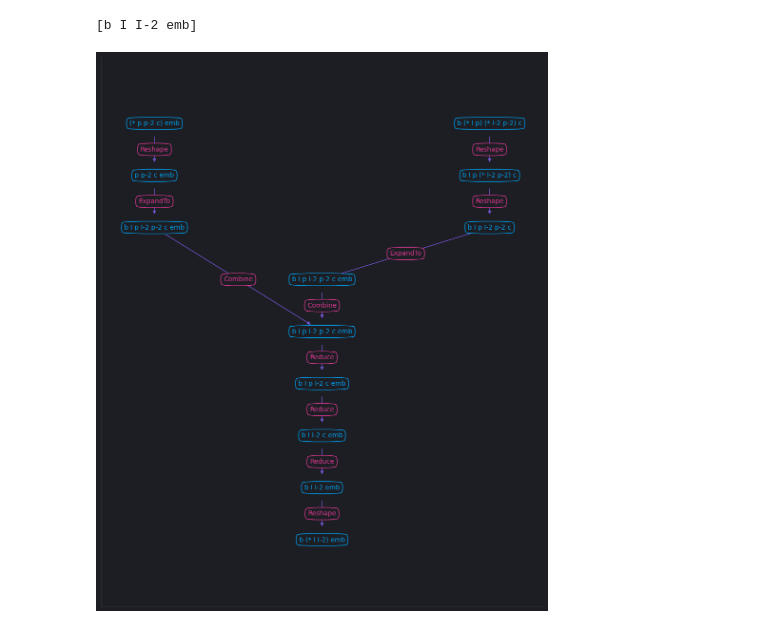
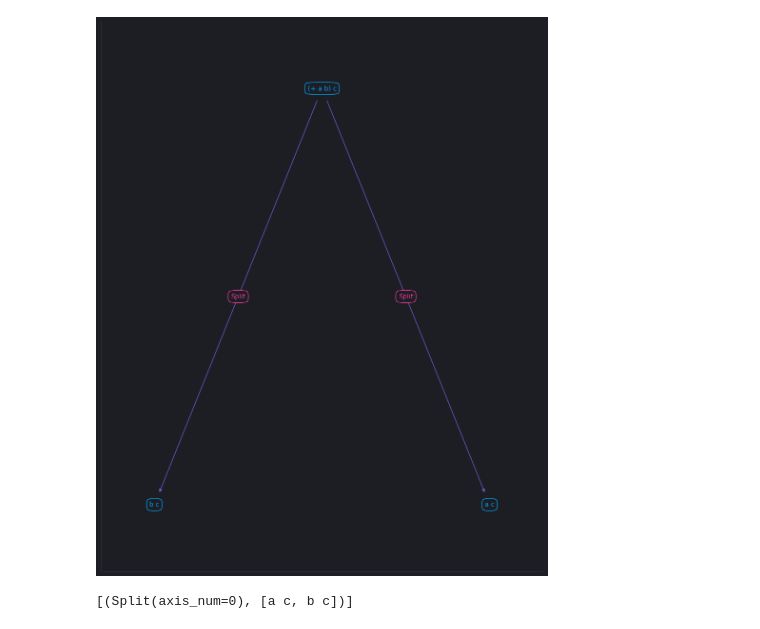
Before and after one commit to nicholas-miklaucic/eins, a Jupyter notebook: network.ipynb, the cells around one changed output. Saved outputs shown, nothing was run; the diff lists cells and outputs as text; code cells hidden in the pictures.

```diff
--- a/network.ipynb
+++ b/network.ipynb
@@ -7,41 +7,48 @@ import rho_plus as rp
 
 theme, cs = rp.mpl_setup(True)
 # %%
-prog = Program.parse('b ((n p) (n p)) c d=c, b p*p*d*c h, h g k, i (h k) -> b (n^2 g+i) k')
-prog = Program.parse('b (I p) (I p) c, (p p c) emb -> b (I I) emb')
+# prog = Program.parse('b ((n p) (n p)) c d=c, b p*p*d*c h, h g k, i (h k) -> b (n^2 g+i) k')
+# prog = Program.parse('b (I p) (I p) c, (p p c) emb -> b (I I) emb')
 # prog = Program.parse('a b, c b, b d -> a+c d')
-# prog = Program.parse('a b, c b -> a+c b')
+prog = Program.parse('a+b c -> a c')
+from eins.strategy import BaseStrategy
+
+
+# prog = Program.parse('a b c, a+e c -> a b c')
 # prog = Program.parse('b n1 d, b n2 d -> b n1 n2')
 
-print(prog.outputs)
+prog.make_path(BaseStrategy(prog))
 
 G = nx.DiGraph()
 
 def add_to_graph(node, layer=0):
     if id(node) not in G.nodes:
         G.add_node(id(node), label=str(node), layer=-layer)
     for (op, children) in node.children:
         for child in children:
             assert node in child.parents
             add_to_graph(child, layer=layer+1)
             # print(f'{node} -> {child} {op}')
             G.add_edge(id(node), id(child), label=op.__class__.__name__)
 
 for source in prog.sources:
     add_to_graph(source)
 
 # for sink in prog.sinks:
 #     add_to_graph(sink)
 
 fig, ax = plt.subplots(figsize=(12, 15))
 labels = {node: data['label'] for node, data in G.nodes(data=True)}
 edge_labels = {(e1, e2): data['label'] for e1, e2, data in G.edges(data=True)}
 pos = nx.multipartite_layout(G, subset_key='layer', align='horizontal')
 # pos = nx.planar_layout(G)
 nx.draw_networkx(G, pos=pos, ax=ax, node_shape='s', node_size=0, edge_color=cs[5], font_color=cs[0], margins=0.1,
                  min_source_margin=20, min_target_margin=20, labels=labels, font_size=10,
                  bbox=dict(boxstyle='round4', fc=plt.rcParams['axes.facecolor'], ec=cs[0], pad=0.5))
 nx.draw_networkx_edge_labels(G, pos=pos, ax=ax, edge_labels=edge_labels, rotate=False, font_size=10, font_color=cs[4], bbox=dict(boxstyle='round4', fc=plt.rcParams['axes.facecolor'], ec=cs[4], pad=0.5));
 # %% [output]
-[b I I-2 emb]
-[figure, old version]
+[figure, new version]
+# %%
+prog.sources[0].children
+# %% [output]
+[(Split(axis_num=0), [a c, b c])]
```
Also changed, not shown: parts of 7 cells of this notebook, 11 other files.
